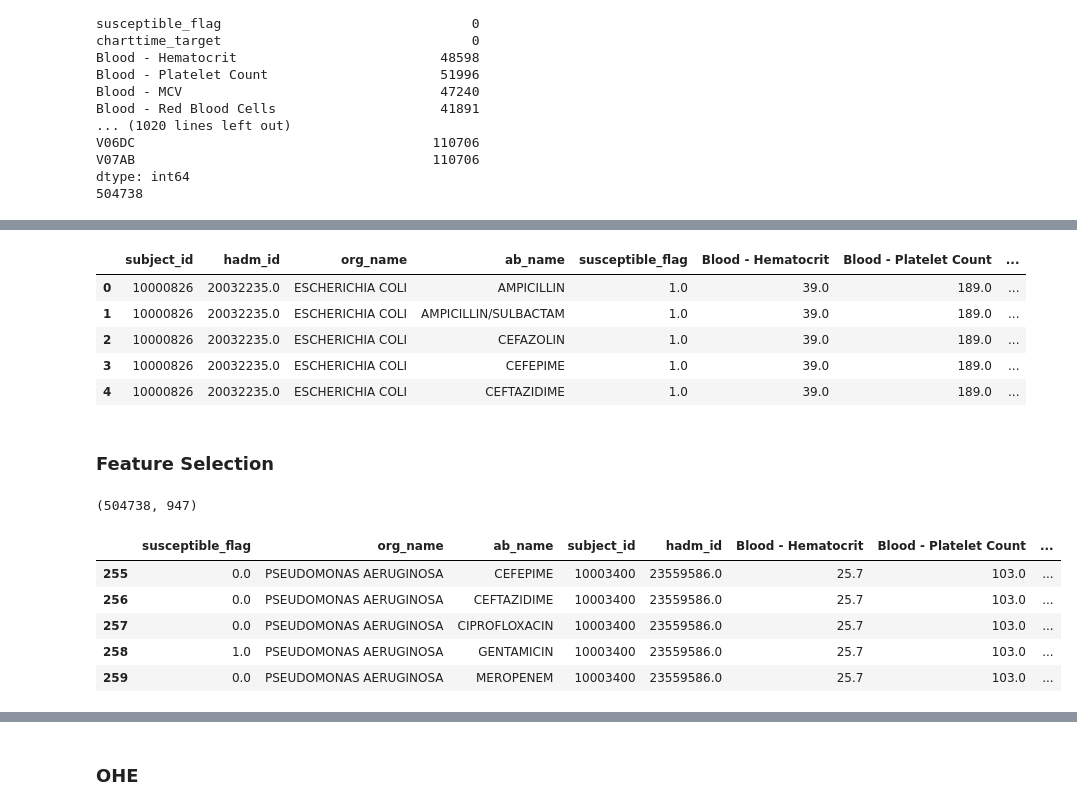
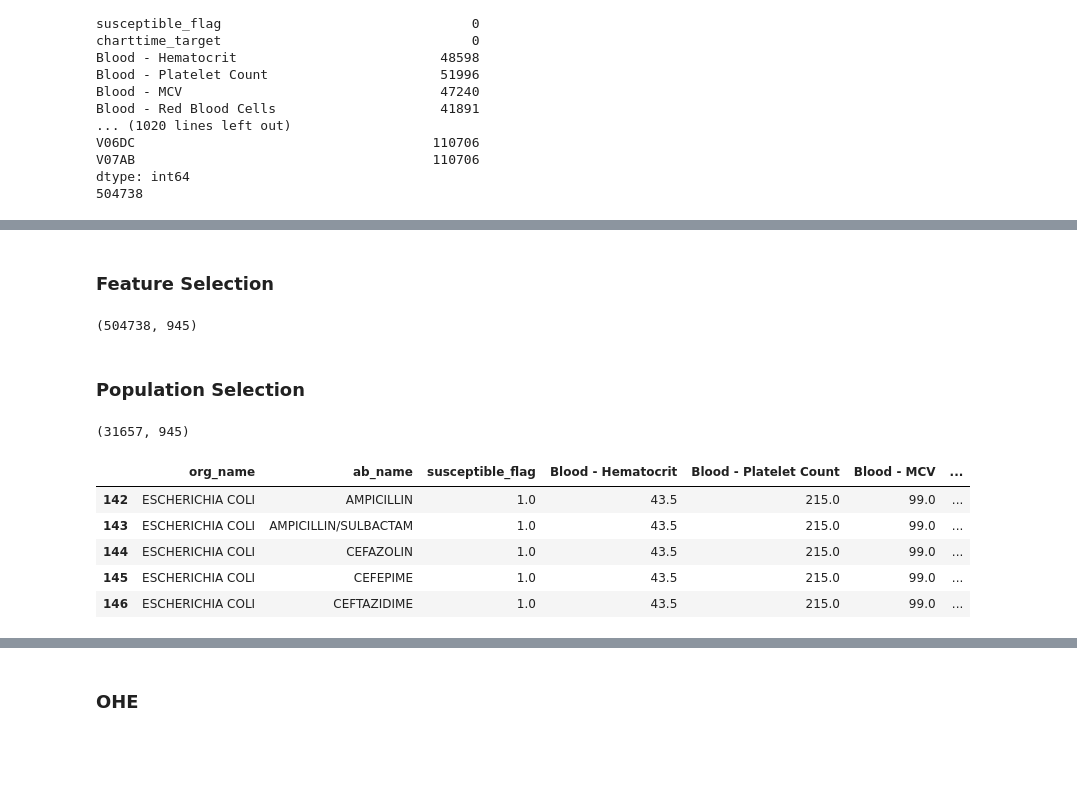
Before and after one commit to Jas-Dinh/resist.ai, a Jupyter notebook: 03_MIMIC-IV_Modeling_Pipeline_All.ipynb, the cells around one changed output, grey strips where cells are left out. Saved outputs shown, nothing was run; the diff lists cells and outputs as text; code cells hidden in the pictures; blank space fills up the shorter version.

```diff
--- a/03_MIMIC-IV_Modeling_Pipeline_All.ipynb
+++ b/03_MIMIC-IV_Modeling_Pipeline_All.ipynb
@@ -79,17 +59,9 @@ dtype: object
-# %%
-df.drop(columns=['interpretation','charttime_target','charttime'], inplace=True)
-df.head()
-# %% [output]
-|  | subject_id | hadm_id | org_name | ab_name | susceptible_flag | Blood - Hematocrit | Blood - Platelet Count | ... |
-| 0 | 10000826 | 20032235.0 | ESCHERICHIA COLI | AMPICILLIN | 1.0 | 39.0 | 189.0 | ... |
-| 1 | 10000826 | 20032235.0 | ESCHERICHIA COLI | AMPICILLIN/SULBACTAM | 1.0 | 39.0 | 189.0 | ... |
-| 2 | 10000826 | 20032235.0 | ESCHERICHIA COLI | CEFAZOLIN | 1.0 | 39.0 | 189.0 | ... |
-| 3 | 10000826 | 20032235.0 | ESCHERICHIA COLI | CEFEPIME | 1.0 | 39.0 | 189.0 | ... |
-| 4 | 10000826 | 20032235.0 | ESCHERICHIA COLI | CEFTAZIDIME | 1.0 | 39.0 | 189.0 | ... |
 # %% [markdown]
 ### Feature Selection
 # %%
-target = ['susceptible_flag', 'org_name', 'ab_name', 'subject_id', 'hadm_id']
+pop = ['org_name','ab_name']
+
+target = ['susceptible_flag']
 
 numeric_features = [
     "Blood - Hematocrit",
@@ -224,20 +196,27 @@ OHE_features = [
 'V04CA','V04CC','V04CG','V04CX','V06DC','V07AB'
 ]
 # %%
-selected_cols = target + numeric_features + cat_features + OHE_features
+selected_cols = pop + target + numeric_features + cat_features + OHE_features
 # Filter dataframe
 df_filtered = df[selected_cols]
 
 # Display the shape of the new dataframe
 print(df_filtered.shape)
 # %% [output]
-(504738, 947)
+(504738, 945)
+# %% [markdown]
+### Population Selection
 # %%
-df_filtered.dropna().head()
+# Drop all NAs
+df_filtered2 = df_filtered.dropna()
+
+print(df_filtered2.shape)
+df_filtered2.head()
 # %% [output]
+(31657, 945)
-|  | susceptible_flag | org_name | ab_name | subject_id | hadm_id | Blood - Hematocrit | Blood - Platelet Count | ... |
-| 255 | 0.0 | PSEUDOMONAS AERUGINOSA | CEFEPIME | 10003400 | 23559586.0 | 25.7 | 103.0 | ... |
-| 256 | 0.0 | PSEUDOMONAS AERUGINOSA | CEFTAZIDIME | 10003400 | 23559586.0 | 25.7 | 103.0 | ... |
-| 257 | 0.0 | PSEUDOMONAS AERUGINOSA | CIPROFLOXACIN | 10003400 | 23559586.0 | 25.7 | 103.0 | ... |
-| 258 | 1.0 | PSEUDOMONAS AERUGINOSA | GENTAMICIN | 10003400 | 23559586.0 | 25.7 | 103.0 | ... |
-| 259 | 0.0 | PSEUDOMONAS AERUGINOSA | MEROPENEM | 10003400 | 23559586.0 | 25.7 | 103.0 | ... |
+|  | org_name | ab_name | susceptible_flag | Blood - Hematocrit | Blood - Platelet Count | Blood - MCV | ... |
+| 142 | ESCHERICHIA COLI | AMPICILLIN | 1.0 | 43.5 | 215.0 | 99.0 | ... |
+| 143 | ESCHERICHIA COLI | AMPICILLIN/SULBACTAM | 1.0 | 43.5 | 215.0 | 99.0 | ... |
+| 144 | ESCHERICHIA COLI | CEFAZOLIN | 1.0 | 43.5 | 215.0 | 99.0 | ... |
+| 145 | ESCHERICHIA COLI | CEFEPIME | 1.0 | 43.5 | 215.0 | 99.0 | ... |
+| 146 | ESCHERICHIA COLI | CEFTAZIDIME | 1.0 | 43.5 | 215.0 | 99.0 | ... |
```
Also changed, not shown: parts of 22 cells of this notebook, 4 other files.
